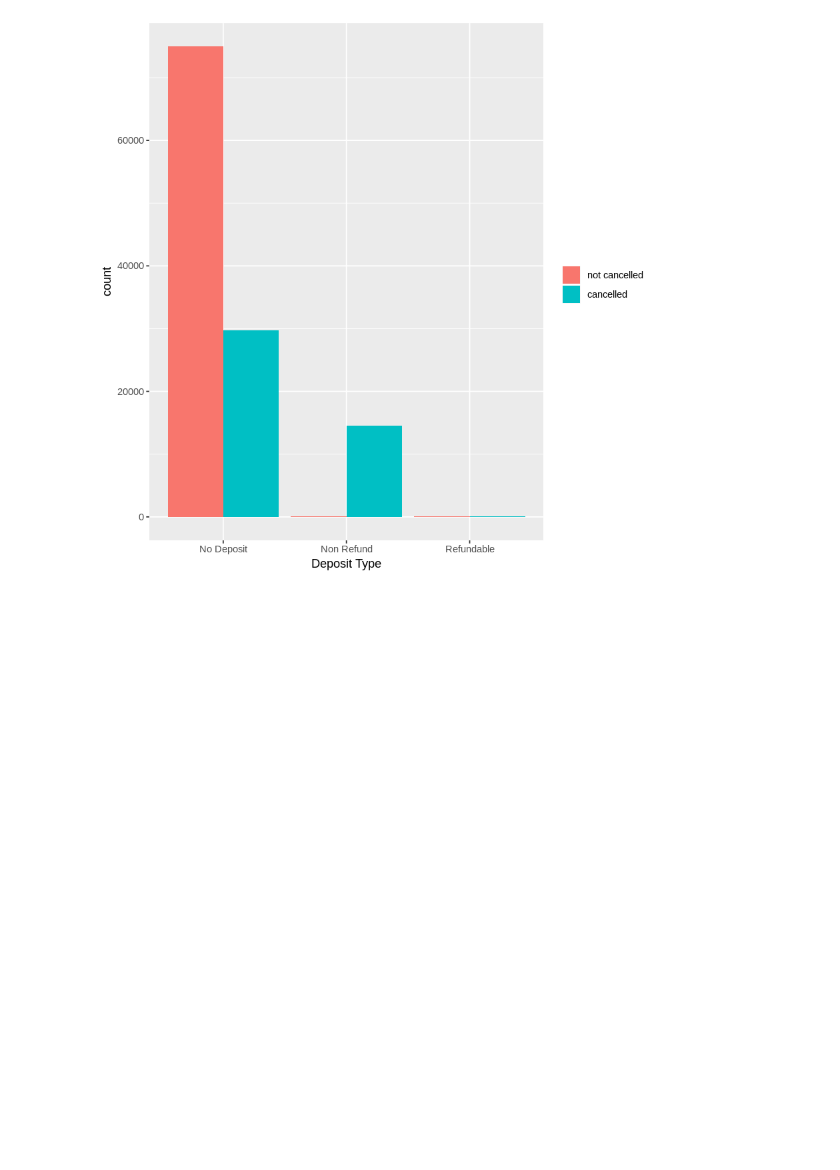
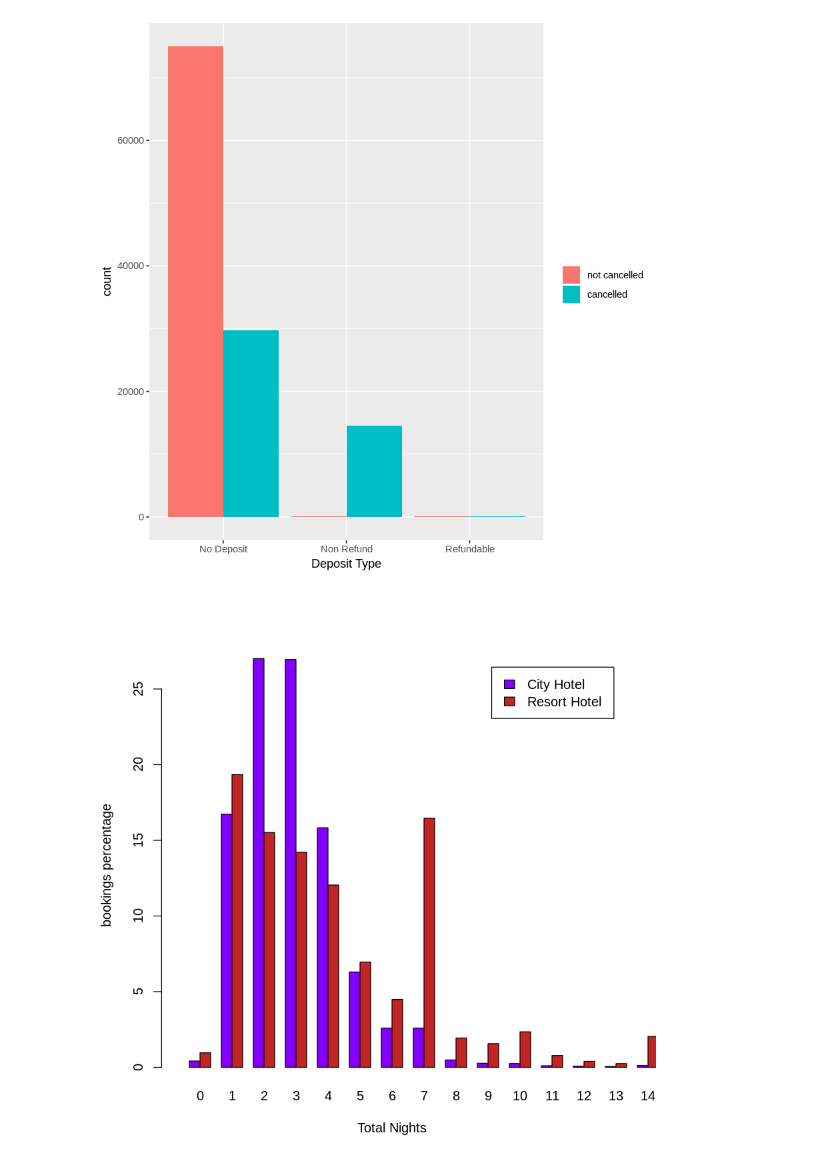
Before and after one commit to IslamAhmed1092/hotel-booking-demand-analysis, a Jupyter notebook: Analysis.ipynb, the cells around one changed output. Cells and saved outputs as stored; diff of their text form; code cells hidden in the pictures; blank space fills up the shorter version.

```diff
--- a/Analysis.ipynb
+++ b/Analysis.ipynb
@@ -150,3 +168,14 @@ labs(x="Deposit Type") +
 scale_fill_discrete(name = NULL, labels = c("not cancelled", "cancelled"))
 # %% [output]
 [figure]
+# %%
+labels <- c("City Hotel", "Resort Hotel")
+
+
+total_nights = data$stays_in_weekend_nights + data$stays_in_week_nights
+hotel_nights = prop.table(table(total_nights, data$hotel), margin=2)*100
+hotel_nights = t(hotel_nights)
+
+barplot(hotel_nights, beside = T, xlim = c(0,40), xlab = 'Total Nights', ylab = 'bookings percentage', legend.text = labels, col = colors)
+# %% [output]
+[figure, added]
```
Also changed, not shown: parts of 1 cell of this notebook.
